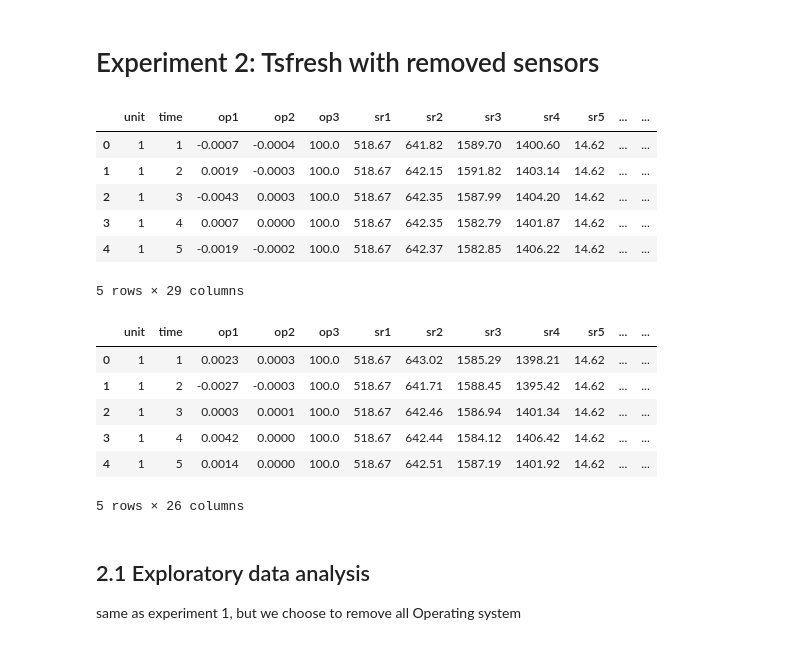
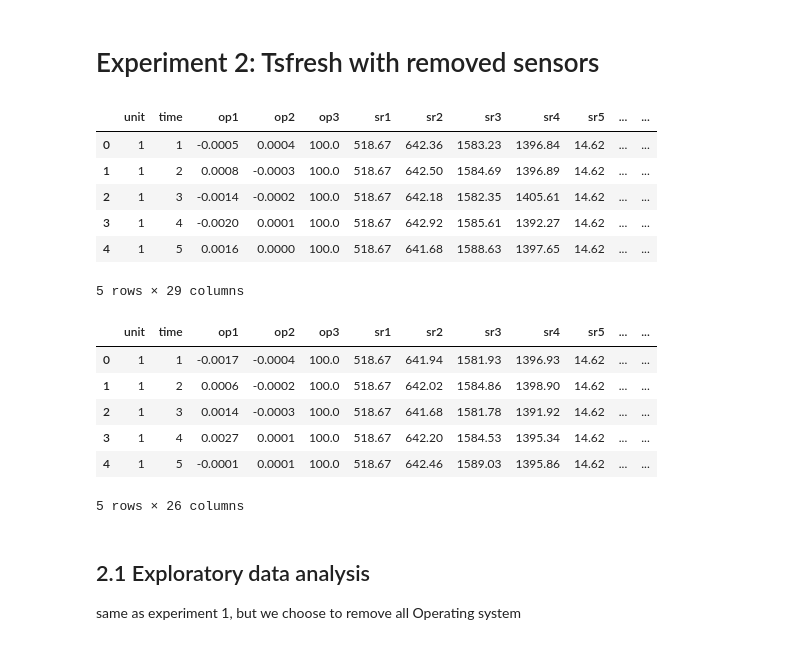
Before and after one commit to yifeisg/IT5006-CMAPSS, a Jupyter notebook: CMAPSS project/FD003.ipynb, the cells around one changed output. Drawn from its saved outputs; the diff is of its cells as text; code cells hidden in the pictures.

```diff
--- a/CMAPSS project/FD003.ipynb
+++ b/CMAPSS project/FD003.ipynb
@@ -524,36 +524,36 @@ from tsfresh.feature_selection.relevance import calculate_relevance_table
 # %%
 col_1 = ['unit', 'time', 'op1', 'op2', 'op3']
 col_2 = [f'sr{i+1}' for i in range(21)]
 columns = col_1 + col_2
 
 # Load datasets and assign column names
-df = pd.read_csv(r'C:\\Users\\owner\\Desktop\\IT5006\\CMAPSSData\\train_FD001.txt', delim_whitespace=True, header=None, names=columns)
-test = pd.read_csv(r'C:\\Users\\owner\\Desktop\\IT5006\\CMAPSSData\\test_FD001.txt', delim_whitespace=True, header=None, names=columns)
+df = pd.read_csv(r'C:\\Users\\owner\\Desktop\\IT5006\\CMAPSSData\\train_FD003.txt', delim_whitespace=True, header=None, names=columns)
+test = pd.read_csv(r'C:\\Users\\owner\\Desktop\\IT5006\\CMAPSSData\\test_FD003.txt', delim_whitespace=True, header=None, names=columns)
 
 # Add features to training data
 df['max_time'] = df.groupby('unit')['time'].transform('max')
 df['remaining_time'] = df['max_time'] - df['time']
 df['label'] = df['remaining_time'].clip(upper=130)
 
 # Preview data
 df.head()
 # %% [output]
 |  | unit | time | op1 | op2 | op3 | sr1 | sr2 | sr3 | sr4 | sr5 | ... | ... |
-| 0 | 1 | 1 | -0.0007 | -0.0004 | 100.0 | 518.67 | 641.82 | 1589.70 | 1400.60 | 14.62 | ... | ... |
-| 1 | 1 | 2 | 0.0019 | -0.0003 | 100.0 | 518.67 | 642.15 | 1591.82 | 1403.14 | 14.62 | ... | ... |
-| 2 | 1 | 3 | -0.0043 | 0.0003 | 100.0 | 518.67 | 642.35 | 1587.99 | 1404.20 | 14.62 | ... | ... |
-| 3 | 1 | 4 | 0.0007 | 0.0000 | 100.0 | 518.67 | 642.35 | 1582.79 | 1401.87 | 14.62 | ... | ... |
-| 4 | 1 | 5 | -0.0019 | -0.0002 | 100.0 | 518.67 | 642.37 | 1582.85 | 1406.22 | 14.62 | ... | ... |
+| 0 | 1 | 1 | -0.0005 | 0.0004 | 100.0 | 518.67 | 642.36 | 1583.23 | 1396.84 | 14.62 | ... | ... |
+| 1 | 1 | 2 | 0.0008 | -0.0003 | 100.0 | 518.67 | 642.50 | 1584.69 | 1396.89 | 14.62 | ... | ... |
+| 2 | 1 | 3 | -0.0014 | -0.0002 | 100.0 | 518.67 | 642.18 | 1582.35 | 1405.61 | 14.62 | ... | ... |
+| 3 | 1 | 4 | -0.0020 | 0.0001 | 100.0 | 518.67 | 642.92 | 1585.61 | 1392.27 | 14.62 | ... | ... |
+| 4 | 1 | 5 | 0.0016 | 0.0000 | 100.0 | 518.67 | 641.68 | 1588.63 | 1397.65 | 14.62 | ... | ... |
 5 rows × 29 columns
 # %%
 test.head()
 # %% [output]
 |  | unit | time | op1 | op2 | op3 | sr1 | sr2 | sr3 | sr4 | sr5 | ... | ... |
-| 0 | 1 | 1 | 0.0023 | 0.0003 | 100.0 | 518.67 | 643.02 | 1585.29 | 1398.21 | 14.62 | ... | ... |
-| 1 | 1 | 2 | -0.0027 | -0.0003 | 100.0 | 518.67 | 641.71 | 1588.45 | 1395.42 | 14.62 | ... | ... |
-| 2 | 1 | 3 | 0.0003 | 0.0001 | 100.0 | 518.67 | 642.46 | 1586.94 | 1401.34 | 14.62 | ... | ... |
-| 3 | 1 | 4 | 0.0042 | 0.0000 | 100.0 | 518.67 | 642.44 | 1584.12 | 1406.42 | 14.62 | ... | ... |
-| 4 | 1 | 5 | 0.0014 | 0.0000 | 100.0 | 518.67 | 642.51 | 1587.19 | 1401.92 | 14.62 | ... | ... |
+| 0 | 1 | 1 | -0.0017 | -0.0004 | 100.0 | 518.67 | 641.94 | 1581.93 | 1396.93 | 14.62 | ... | ... |
+| 1 | 1 | 2 | 0.0006 | -0.0002 | 100.0 | 518.67 | 642.02 | 1584.86 | 1398.90 | 14.62 | ... | ... |
+| 2 | 1 | 3 | 0.0014 | -0.0003 | 100.0 | 518.67 | 641.68 | 1581.78 | 1391.92 | 14.62 | ... | ... |
+| 3 | 1 | 4 | 0.0027 | 0.0001 | 100.0 | 518.67 | 642.20 | 1584.53 | 1395.34 | 14.62 | ... | ... |
+| 4 | 1 | 5 | -0.0001 | 0.0001 | 100.0 | 518.67 | 642.46 | 1589.03 | 1395.86 | 14.62 | ... | ... |
 5 rows × 26 columns
 # %% [markdown]
 ## 2.1 Exploratory data analysis
```
Also changed, not shown: parts of 23 cells of this notebook, 2 other files.
